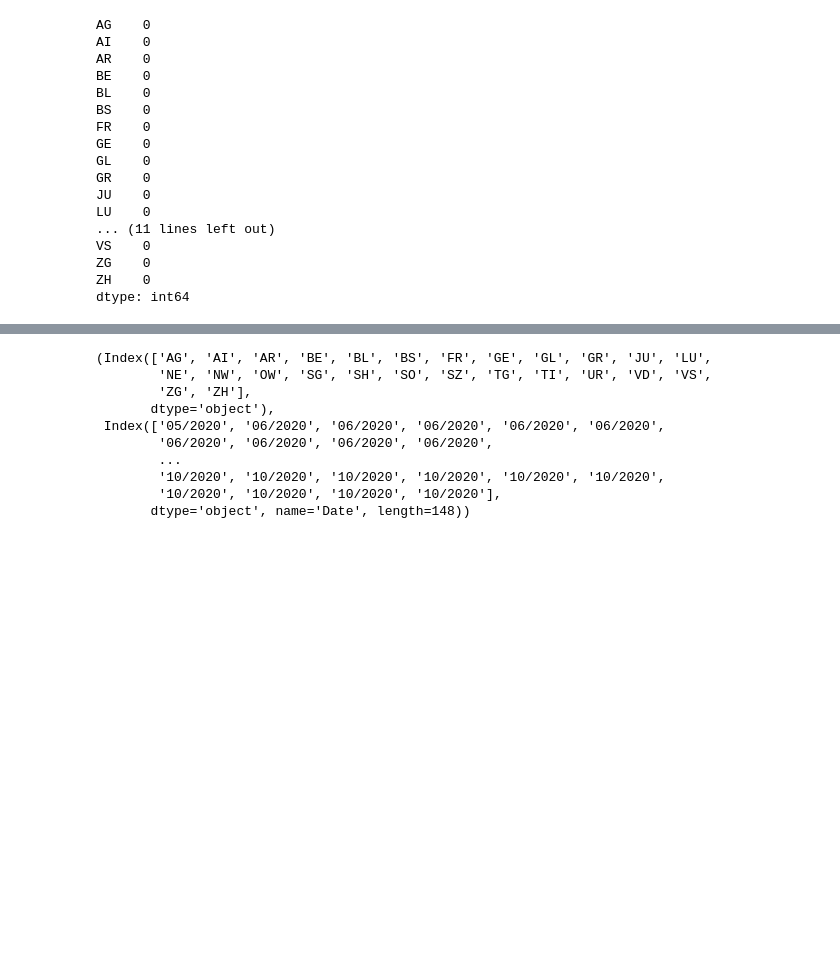
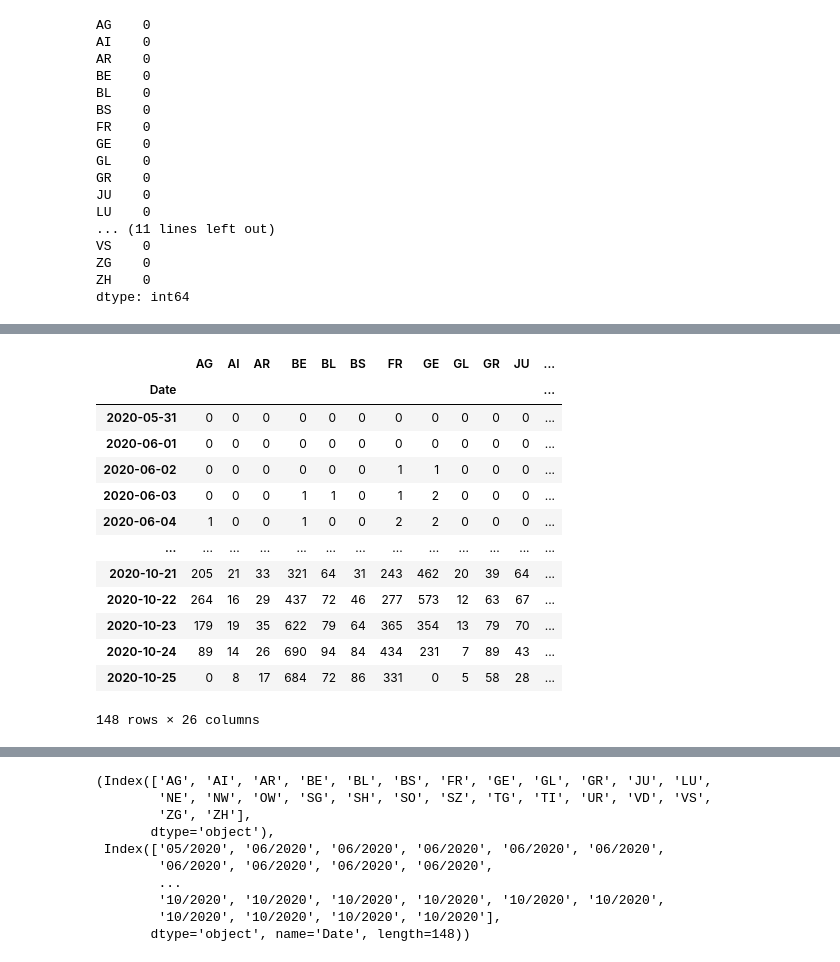
Before and after one commit to kanikaKanu90/notebook, a Jupyter notebook: Preprocessing_And_Sampling.ipynb, the cells around one changed output, grey strips where cells are left out. Drawn from its saved outputs; the diff is of its cells as text; code cells hidden in the pictures; blank space fills up the shorter version.

```diff
--- a/Preprocessing_And_Sampling.ipynb
+++ b/Preprocessing_And_Sampling.ipynb
@@ -116,6 +116,11 @@ calculate_daily_changes(df.values)
 daily_changes_df.columns = ['AG', 'AI', 'AR', 'BE', 'BL', 'BS', 'FR', 'GE', 'GL', 'GR', 'JU', 'LU',
         'NE', 'NW', 'OW', 'SG', 'SH', 'SO', 'SZ', 'TG', 'TI', 'UR', 'VD', 'VS',
         'ZG', 'ZH']
+
+# daily_changes_df.set_index(df.index)
+
+daily_changes_df.index=df.index
+
 daily_changes_df.fillna(0)
 daily_changes_df[0:1] = 0.0
 # %%
@@ -146,0 +128,29 @@ dnc_avg
+# %%
+
+dnc_avg = daily_changes_df.rolling(3).mean()
+dnc_avg.fillna(0)
+
+# nan to zero
+dnc_avg = dnc_avg.replace(np.nan, 0)
+
+#rouding and converting to int
+dnc_avg = dnc_avg.round().astype(int)
+
+dnc_avg.to_csv('/content/sample_data/average_cases.csv', index = True)
+
+dnc_avg
+# %% [output]
+|  | AG | AI | AR | BE | BL | BS | FR | GE | GL | GR | JU | ... |
+| Date |  |  |  |  |  |  |  |  |  |  |  | ... |
+| 2020-05-31 | 0 | 0 | 0 | 0 | 0 | 0 | 0 | 0 | 0 | 0 | 0 | ... |
+| 2020-06-01 | 0 | 0 | 0 | 0 | 0 | 0 | 0 | 0 | 0 | 0 | 0 | ... |
+| 2020-06-02 | 0 | 0 | 0 | 0 | 0 | 0 | 1 | 1 | 0 | 0 | 0 | ... |
+| 2020-06-03 | 0 | 0 | 0 | 1 | 1 | 0 | 1 | 2 | 0 | 0 | 0 | ... |
+| 2020-06-04 | 1 | 0 | 0 | 1 | 0 | 0 | 2 | 2 | 0 | 0 | 0 | ... |
+| ... | ... | ... | ... | ... | ... | ... | ... | ... | ... | ... | ... | ... |
+| 2020-10-21 | 205 | 21 | 33 | 321 | 64 | 31 | 243 | 462 | 20 | 39 | 64 | ... |
+| 2020-10-22 | 264 | 16 | 29 | 437 | 72 | 46 | 277 | 573 | 12 | 63 | 67 | ... |
+| 2020-10-23 | 179 | 19 | 35 | 622 | 79 | 64 | 365 | 354 | 13 | 79 | 70 | ... |
+| 2020-10-24 | 89 | 14 | 26 | 690 | 94 | 84 | 434 | 231 | 7 | 89 | 43 | ... |
+| 2020-10-25 | 0 | 8 | 17 | 684 | 72 | 86 | 331 | 0 | 5 | 58 | 28 | ... |
+148 rows × 26 columns
```
Also changed, not shown: parts of 4 cells of this notebook.
